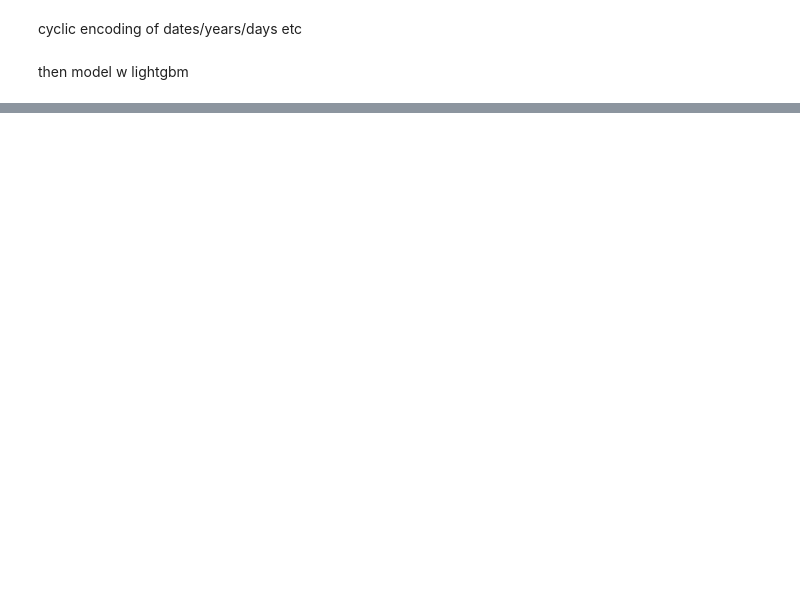
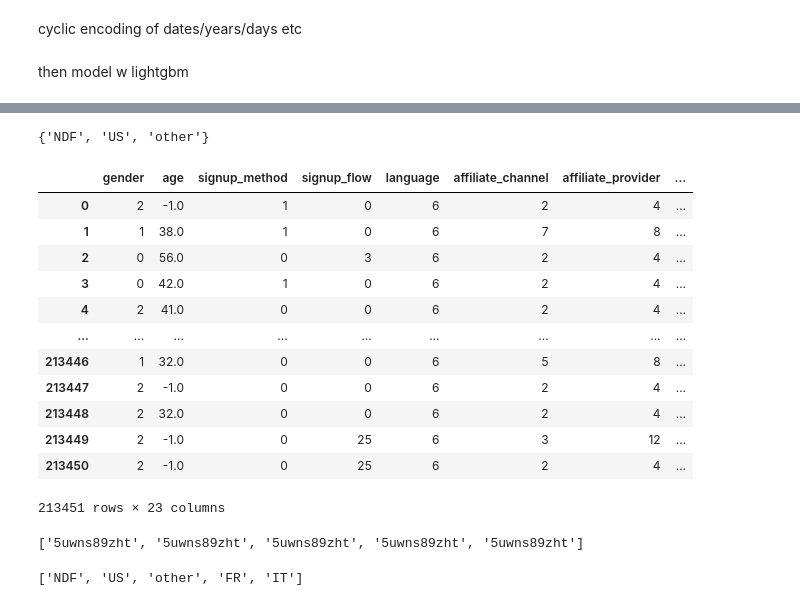
Before and after one commit to shaunmalti/Airbnb_new_user_bookings, a Jupyter notebook: Notebook.ipynb, the cells around one changed output, grey strips where cells are left out. Saved outputs shown, nothing was run; the diff lists cells and outputs as text; code cells hidden in the pictures; blank space fills up the shorter version.

```diff
--- a/Notebook.ipynb
+++ b/Notebook.ipynb
@@ -301,0 +355,8 @@ def encodeCyclic(data):
+# %%
+df = convertFeatures(df)
+# %%
+train = df[0:train_len]
+test = df[train_len: (train_len + test_len)]
+# %%
+le = LabelEncoder()
+encodedLabels = le.fit_transform(train_y)
@@ -301,0 +487,5 @@ def encodeCyclic(data):
+# %%
+xgb = XGBClassifier(max_depth=6, learning_rate=0.2, n_estimators=43,
+                    objective='multi:softprob', subsample=1, colsample_bytree=0.5, seed=1)
+xgb.fit(train, encodedLabels)
+y_pred = xgb.predict_proba(test)
@@ -301,0 +496,20 @@ def encodeCyclic(data):
+# %%
+set(preds)
+# %% [output]
+{'NDF', 'US', 'other'}
+# %%
+train
+# %% [output]
+|  | gender | age | signup_method | signup_flow | language | affiliate_channel | affiliate_provider | ... |
+| 0 | 2 | -1.0 | 1 | 0 | 6 | 2 | 4 | ... |
+| 1 | 1 | 38.0 | 1 | 0 | 6 | 7 | 8 | ... |
+| 2 | 0 | 56.0 | 0 | 3 | 6 | 2 | 4 | ... |
+| 3 | 0 | 42.0 | 1 | 0 | 6 | 2 | 4 | ... |
+| 4 | 2 | 41.0 | 0 | 0 | 6 | 2 | 4 | ... |
+| ... | ... | ... | ... | ... | ... | ... | ... | ... |
+| 213446 | 1 | 32.0 | 0 | 0 | 6 | 5 | 8 | ... |
+| 213447 | 2 | -1.0 | 0 | 0 | 6 | 2 | 4 | ... |
+| 213448 | 2 | 32.0 | 0 | 0 | 6 | 2 | 4 | ... |
+| 213449 | 2 | -1.0 | 0 | 25 | 6 | 3 | 12 | ... |
+| 213450 | 2 | -1.0 | 0 | 25 | 6 | 2 | 4 | ... |
+213451 rows × 23 columns
@@ -301,0 +525,8 @@ def encodeCyclic(data):
+# %%
+test_ids
+# %% [output]
+['5uwns89zht', '5uwns89zht', '5uwns89zht', '5uwns89zht', '5uwns89zht']
+# %%
+le.inverse_transform(np.argsort(y_pred[0])[::-1])[:5].tolist()
+# %% [output]
+['NDF', 'US', 'other', 'FR', 'IT']
```
Also changed, not shown: parts of 48 cells of this notebook.
